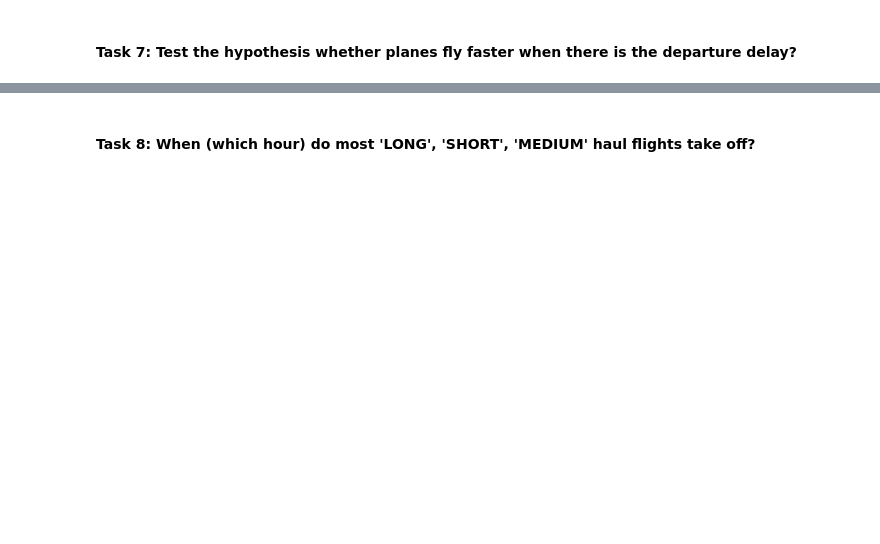
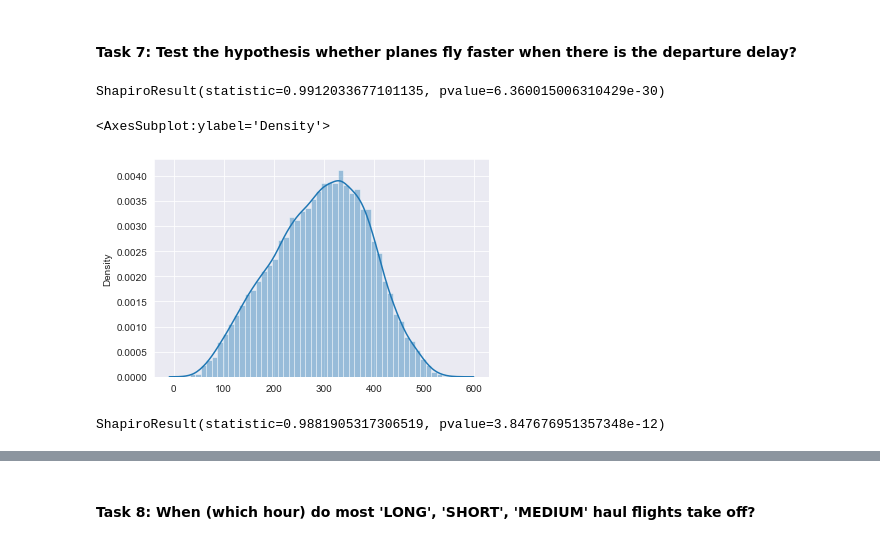
Before and after one commit to georgi3/flight_delay_predictions, a Jupyter notebook: george/exploratory_analysis.ipynb, the cells around one changed output, grey strips where cells are left out. Drawn from its saved outputs; the diff is of its cells as text; code cells hidden in the pictures; blank space fills up the shorter version.

```diff
--- a/george/exploratory_analysis.ipynb
+++ b/george/exploratory_analysis.ipynb
@@ -138,0 +184,9 @@ json_normalize(file, record_path='2018', meta=['1'])
+# %%
+drop_list = ['crs_dep_time', 'origin_airport_id', 'dest_airport_id', 'tail_num', 'wheels_off', 'wheels_on',
+             'crs_arr_time', 'flights']
+drop_list_nas = ['no_name', 'longest_add_gtime', 'total_add_gtime', 'first_dep_time', 'security_delay',
+                 'nas_delay', 'nas_delay', 'weather_delay', 'carrier_delay', 'cancellation_code', 'row']
+drop_list.extend(drop_list_nas)
+to_drop = list(set(drop_list))
+# %%
+jan_flight_cl = jan_flight_df.drop(to_drop, axis=1)
@@ -147,2 +291,25 @@ json_normalize(file, record_path='2018', meta=['1'])
 # %% [markdown]
 #### **Task 7**: Test the hypothesis whether planes fly faster when there is the departure delay?
+# %%
+delays = jan_flight_cl[jan_flight_cl['dep_delay'] > 0]
+not_delays = jan_flight_cl.drop(delays.index)
+delays.dropna(inplace=True)
+not_delays.dropna(inplace=True)
+# %%
+delays_speed = delays['distance'] / (delays['actual_elapsed_time'] / 60)
+not_delays_speed = not_delays['distance'] / (not_delays['actual_elapsed_time'] / 60)
+# %%
+shapiro = stats.shapiro(delays_speed.dropna())
+shapiro
+# %% [output]
+ShapiroResult(statistic=0.9912033677101135, pvalue=6.360015006310429e-30)
+# %%
+sns.distplot(delays_speed.dropna())
+# %% [output]
+<AxesSubplot:ylabel='Density'>
+[figure, added]
+# %%
+shapiro = stats.shapiro(not_delays_speed.dropna())
+shapiro
+# %% [output]
+ShapiroResult(statistic=0.9881905317306519, pvalue=3.847676951357348e-12)
```
Also changed, not shown: parts of 39 cells of this notebook.
